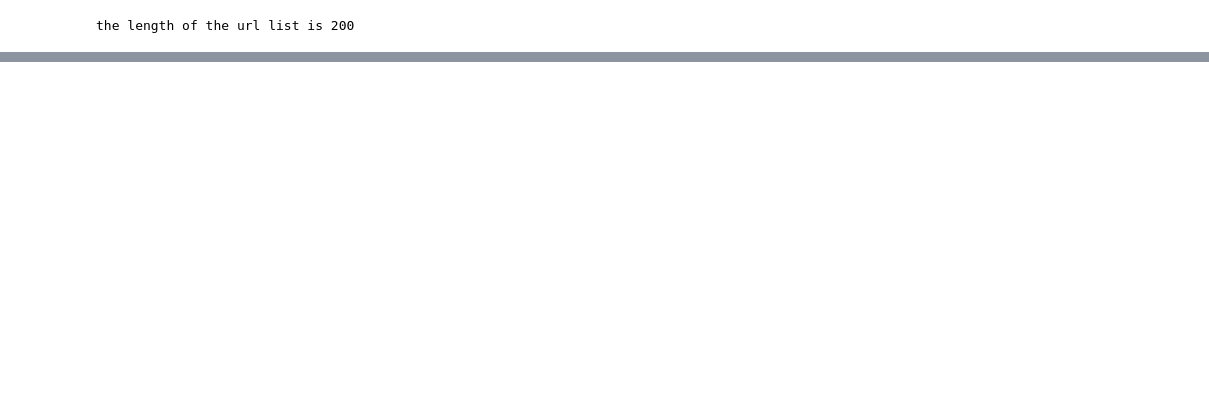
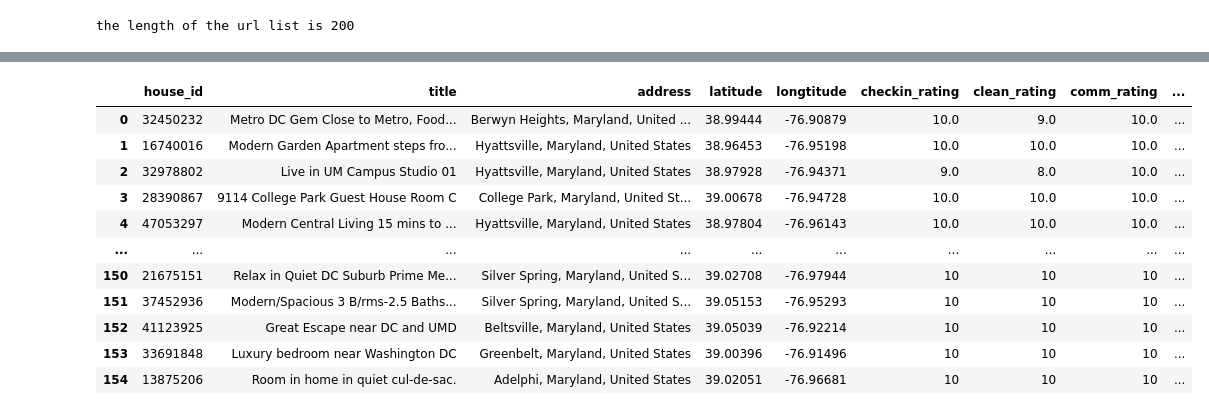
Before and after one commit to songxxiao/Py_spyder, a Jupyter notebook: Airbnb/AirBnb_Crawler.ipynb, the cells around one changed output, grey strips where cells are left out. Drawn from its saved outputs; the diff is of its cells as text; code cells hidden in the pictures; blank space fills up the shorter version.

```diff
--- a/Airbnb/AirBnb_Crawler.ipynb
+++ b/Airbnb/AirBnb_Crawler.ipynb
@@ -77,10 +87,10 @@ print('the length of the url list is {}'.format(len(urlList)))
 # %% [output]
 the length of the url list is 200
 # %%
-urlList
-with open('urlList.data', 'wb') as filehandle:
+# urlList
+# with open('./urlList.data', 'wb') as r:
     # store the data as binary data stream
-    pickle.dump(urlList, filehandle)
+#    pickle.dump(urlList, r)
 # %%
 with open('./urlList.data', 'rb') as filehandle:
     urlList = pickle.load(filehandle)
@@ -213,0 +102,76 @@ Appending data costs 222.15 seconds
+# %%
+## House Table
+def extract_json_listing(listing_json):
+    '''extract listing json
+    '''
+    listingDict = {'house_id':'null',
+              'host_name':'null',
+              'host_id':'null',
+              'title':'null',
+              'address':'null',
+              'latitude':'null',
+              'longtitude':'null',
+              'checkin_rating':'null',
+              'clean_rating':'null',
+              'comm_rating':'null',
+              'satis_overall':'null',
+              'bathroom_type':'null',
+              'bed_type':'null',
+              'bedroom_type':'null',
+              'guest_type':'null',
+    }
+
+    listingDict['house_id'] = str(listing_json['pdp_listing_detail']['id'])
+    listingDict['host_name'] = listing_json['pdp_listing_detail']['primary_host']['host_name']
+    listingDict['host_id'] = int(listing_json['pdp_listing_detail']['primary_host']['id'])
+    listingDict['title'] = listing_json['pdp_listing_detail']['name'] # title
+    listingDict['address'] = listing_json['pdp_listing_detail']['p3_summary_address'] # address
+    listingDict['latitude'] = listing_json['pdp_listing_detail']['p3_event_data_logging']['listing_lat'] # lat
+    listingDict['longtitude'] = listing_json['pdp_listing_detail']['p3_event_data_logging']['listing_lng'] # lng
+    listingDict['checkin_rating'] = listing_json['pdp_listing_detail']['p3_event_data_logging']['checkin_rating']
+    listingDict['clean_rating'] = listing_json['pdp_listing_detail']['p3_event_data_logging']['cleanliness_rating']
+    listingDict['comm_rating'] = listing_json['pdp_listing_detail']['p3_event_data_logging']['communication_rating']
+    listingDict['satis_overall'] = listing_json['pdp_listing_detail']['p3_event_data_logging']['guest_satisfaction_overall']
+    # JSON.pdp_listing_detail.bathroom_label
+    listingDict['bathroom_type'] = listing_json['pdp_listing_detail']['bathroom_label']
+    listingDict['bed_type'] = listing_json['pdp_listing_detail']['bed_label']
+    listingDict['bedroom_type'] = listing_json['pdp_listing_detail']['bedroom_label']
+    listingDict['guest_type'] = listing_json['pdp_listing_detail']['guest_label']
+    return listingDict
+
+listingDt = pd.DataFrame()
+error_houseling_list = []
+start = time.time()
+for i in tqdm(house_id_list):
+    listing_url = 'https://www.airbnb.com/api/v2/pdp_listing_details/{}?_format=for_rooms_show&adults=1&key=d306zoyjsyarp7ifhu67rjxn52tv0t20&'.format(i)
+    time.sleep(1)
+    response = requests.get(listing_url)
+    json_input = response.json()
+    try:
+        dt1 = extract_json_listing(json_input)
+    except:
+        error_houseling_list.append(i)
+    listingDt = listingDt.append(dt1, ignore_index = True)
+print('data has {} rows and {} columns'.format(listingDt.shape[0], listingDt.shape[1]))
+print('Appending data costs %.2f seconds'%(time.time() - start))
+print('{} data has errors'.format(len(error_houseling_list)))
+listcol = ['house_id',
+ 'title',
+'address',
+'latitude',
+'longtitude',
+'checkin_rating',
+'clean_rating',
+'comm_rating',
+'satis_overall',
+'bathroom_type',
+'bed_type',
+'bedroom_type',
+'guest_type',
+'host_id',
+'host_name'
+]
+listingDt = listingDt[listcol]
+listingDt.to_csv('./listingDict.csv', header=False, index = False)
+listingDt
+# %% [output]
@@ -213,0 +181,12 @@ Appending data costs 222.15 seconds
+|  | house_id | title | address | latitude | longtitude | checkin_rating | clean_rating | comm_rating | ... |
+| 0 | 32450232 | Metro DC Gem Close to Metro, Food... | Berwyn Heights, Maryland, United ... | 38.99444 | -76.90879 | 10.0 | 9.0 | 10.0 | ... |
+| 1 | 16740016 | Modern Garden Apartment steps fro... | Hyattsville, Maryland, United States | 38.96453 | -76.95198 | 10.0 | 10.0 | 10.0 | ... |
+| 2 | 32978802 | Live in UM Campus Studio 01 | Hyattsville, Maryland, United States | 38.97928 | -76.94371 | 9.0 | 8.0 | 10.0 | ... |
+| 3 | 28390867 | 9114 College Park Guest House Room C | College Park, Maryland, United St... | 39.00678 | -76.94728 | 10.0 | 10.0 | 10.0 | ... |
+| 4 | 47053297 | Modern Central Living 15 mins to ... | Hyattsville, Maryland, United States | 38.97804 | -76.96143 | 10.0 | 10.0 | 10.0 | ... |
+| ... | ... | ... | ... | ... | ... | ... | ... | ... | ... |
+| 150 | 21675151 | Relax in Quiet DC Suburb Prime Me... | Silver Spring, Maryland, United S... | 39.02708 | -76.97944 | 10 | 10 | 10 | ... |
+| 151 | 37452936 | Modern/Spacious 3 B/rms-2.5 Baths... | Silver Spring, Maryland, United S... | 39.05153 | -76.95293 | 10 | 10 | 10 | ... |
+| 152 | 41123925 | Great Escape near DC and UMD | Beltsville, Maryland, United States | 39.05039 | -76.92214 | 10 | 10 | 10 | ... |
+| 153 | 33691848 | Luxury bedroom near Washington DC | Greenbelt, Maryland, United States | 39.00396 | -76.91496 | 10 | 10 | 10 | ... |
+| 154 | 13875206 | Room in home in quiet cul-de-sac. | Adelphi, Maryland, United States | 39.02051 | -76.96681 | 10 | 10 | 10 | ... |
```
Also changed, not shown: parts of 14 cells of this notebook, 2 other files.
